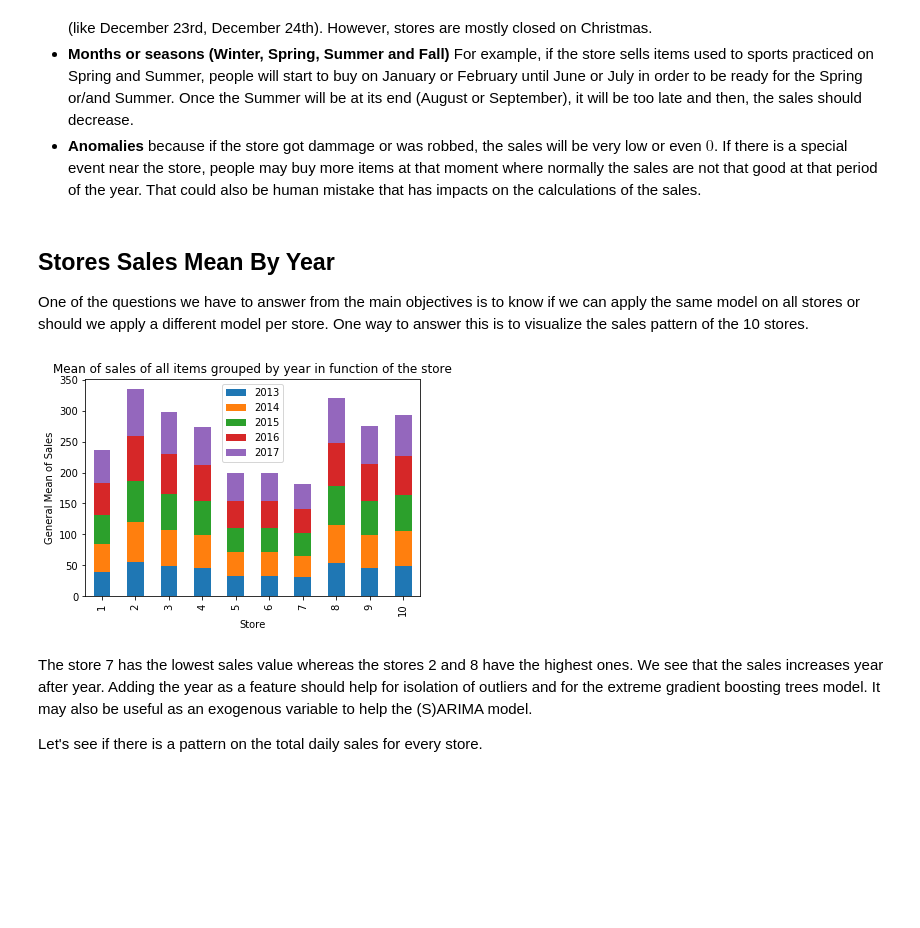
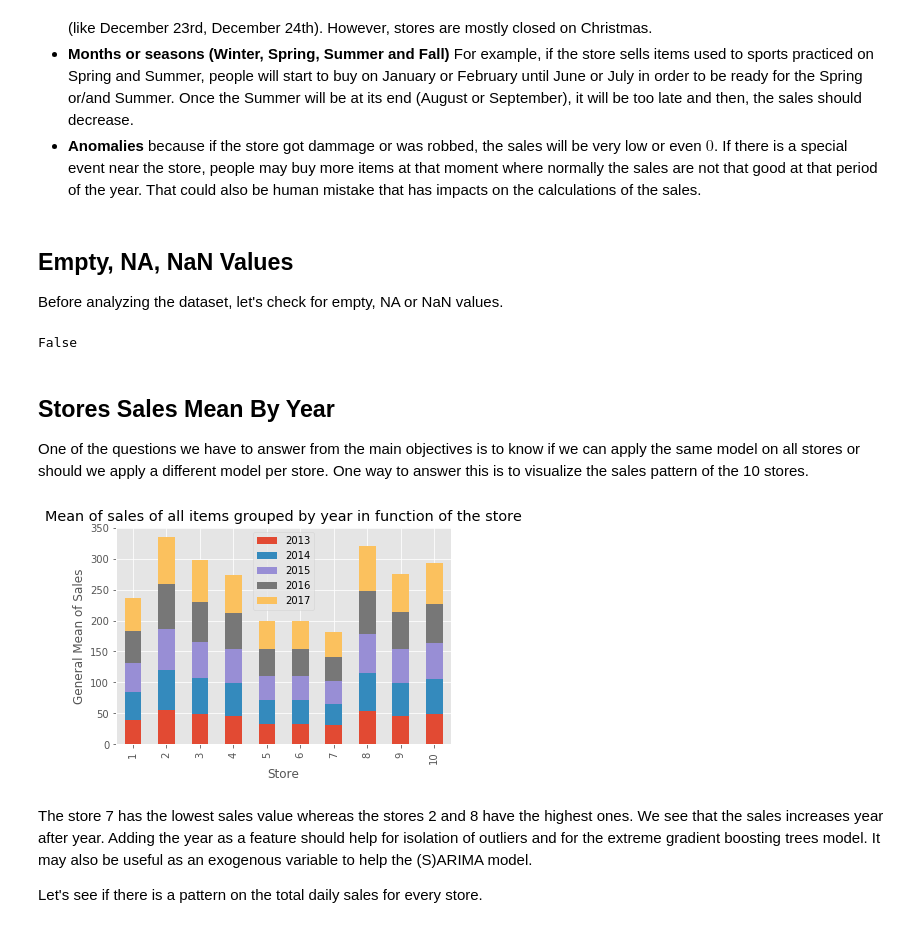
Before and after one commit to glapointe7/StoreItemDemandForecasting, a Jupyter notebook: Store Demand Analysis.ipynb, the cells around one changed output. Saved outputs shown, nothing was run; the diff lists cells and outputs as text; code cells hidden in the pictures; blank space fills up the shorter version.

Commit message:
Added outlier detection algos. Improved plots. Improved sections + table of contents.

```diff
--- a/Store Demand Analysis.ipynb
+++ b/Store Demand Analysis.ipynb
@@ -174,27 +175,35 @@ Since this is items in stores demand, we know that it is about shopping. We are
 - __Sales before, during and after holidays__ For example, people are generally in a rush to buy gifts just before Christmas (like December 23rd, December 24th). However, stores are mostly closed on Christmas.
 - __Months or seasons (Winter, Spring, Summer and Fall)__ For example, if the store sells items used to sports practiced on Spring and Summer, people will start to buy on January or February until June or July in order to be ready for the Spring or/and Summer. Once the Summer will be at its end (August or September), it will be too late and then, the sales should decrease.
 - __Anomalies__ because if the store got dammage or was robbed, the sales will be very low or even $0$. If there is a special event near the store, people may buy more items at that moment where normally the sales are not that good at that period of the year. That could also be human mistake that has impacts on the calculations of the sales.
+# %% [markdown]
+## Empty, NA, NaN Values <a name="empty_values"></a>
+Before analyzing the dataset, let's check for empty, NA or NaN values.
+# %%
+print(train.isnull().values.any())
+# %% [output]
+False
 # %% [markdown]
 ## Stores Sales Mean By Year
 One of the questions we have to answer from the main objectives is to know if we can apply the same model on all stores or should we apply a different model per store. One way to answer this is to visualize the sales pattern of the 10 stores.
 # %%
 train_copy = train.copy()
 store_year_mean = train_copy.groupby('store')['sales'].resample('YS').mean().reset_index()
 
 store_year_mean = store_year_mean.set_index(['date', 'store']).stack().unstack('date').fillna(0)
 train['year'] = train.index.year
 
 dates = set(store_year_mean.stack().index.get_level_values(2))
 dates = sorted([date.year for date in dates])
 
+plt.style.use('ggplot')
 ax = store_year_mean.plot(kind='bar',
                           stacked=True,
                           title='Mean of sales of all items grouped by year in function of the store')
 ax.set(xlabel='Store', ylabel='General Mean of Sales')
 ax.set_xticklabels(store_year_mean.index.get_level_values('store'))
 ax.legend(dates);
 # %% [output]
-[figure, old version]
+[figure, new version]
 # %% [markdown]
 The store 7 has the lowest sales value whereas the stores 2 and 8 have the highest ones. We see that the sales increases year after year. Adding the year as a feature should help for isolation of outliers and for the extreme gradient boosting trees model. It may also be useful as an exogenous variable to help the (S)ARIMA model.
 
```
Also changed, not shown: parts of 33 cells of this notebook, 1 other file.
